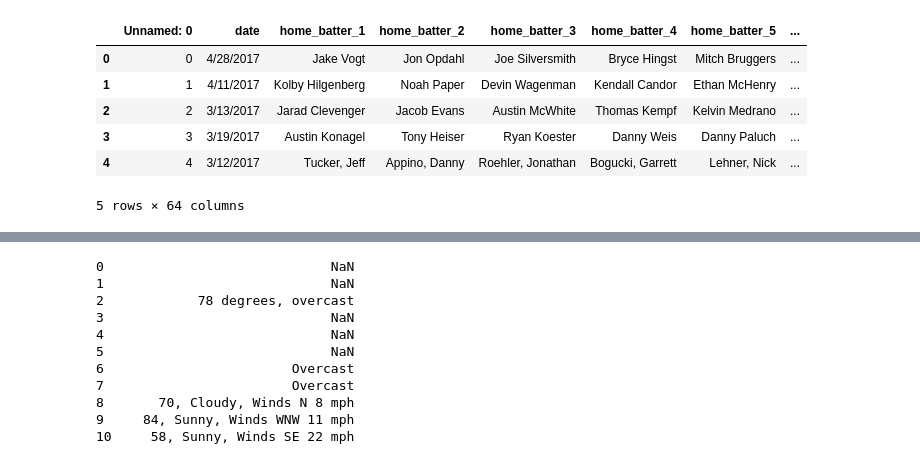
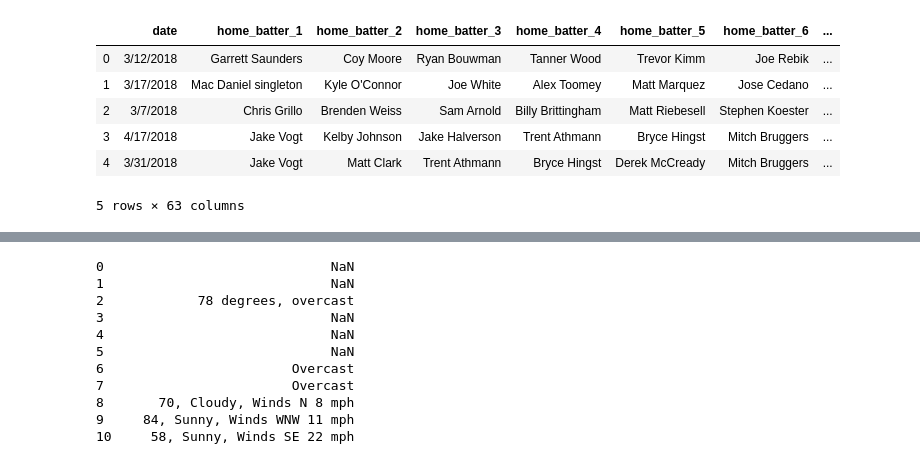
Before and after one commit to njpurcell/weather_analysis, a Jupyter notebook: Weather Analysis.ipynb, the cells around one changed output, grey strips where cells are left out. Cells and saved outputs as stored; diff of their text form; code cells hidden in the pictures.

```diff
--- a/Weather Analysis.ipynb
+++ b/Weather Analysis.ipynb
@@ -19,11 +15,11 @@ data17.head()
 # %%
-data18 = pd.read_csv("games2017.csv")
+data18 = pd.read_csv("games2018.csv")
 data18.head()
 # %% [output]
-|  | Unnamed: 0 | date | home_batter_1 | home_batter_2 | home_batter_3 | home_batter_4 | home_batter_5 | ... |
-| 0 | 0 | 4/28/2017 | Jake Vogt | Jon Opdahl | Joe Silversmith | Bryce Hingst | Mitch Bruggers | ... |
-| 1 | 1 | 4/11/2017 | Kolby Hilgenberg | Noah Paper | Devin Wagenman | Kendall Candor | Ethan McHenry | ... |
-| 2 | 2 | 3/13/2017 | Jarad Clevenger | Jacob Evans | Austin McWhite | Thomas Kempf | Kelvin Medrano | ... |
-| 3 | 3 | 3/19/2017 | Austin Konagel | Tony Heiser | Ryan Koester | Danny Weis | Danny Paluch | ... |
-| 4 | 4 | 3/12/2017 | Tucker, Jeff | Appino, Danny | Roehler, Jonathan | Bogucki, Garrett | Lehner, Nick | ... |
+|  | date | home_batter_1 | home_batter_2 | home_batter_3 | home_batter_4 | home_batter_5 | home_batter_6 | ... |
+| 0 | 3/12/2018 | Garrett Saunders | Coy Moore | Ryan Bouwman | Tanner Wood | Trevor Kimm | Joe Rebik | ... |
+| 1 | 3/17/2018 | Mac Daniel singleton | Kyle O'Connor | Joe White | Alex Toomey | Matt Marquez | Jose Cedano | ... |
+| 2 | 3/7/2018 | Chris Grillo | Brenden Weiss | Sam Arnold | Billy Brittingham | Matt Riebesell | Stephen Koester | ... |
+| 3 | 4/17/2018 | Jake Vogt | Kelby Johnson | Jake Halverson | Trent Athmann | Bryce Hingst | Mitch Bruggers | ... |
+| 4 | 3/31/2018 | Jake Vogt | Matt Clark | Trent Athmann | Bryce Hingst | Derek McCready | Mitch Bruggers | ... |
-5 rows × 64 columns
+5 rows × 63 columns
```
Also changed, not shown: parts of 18 cells of this notebook.
